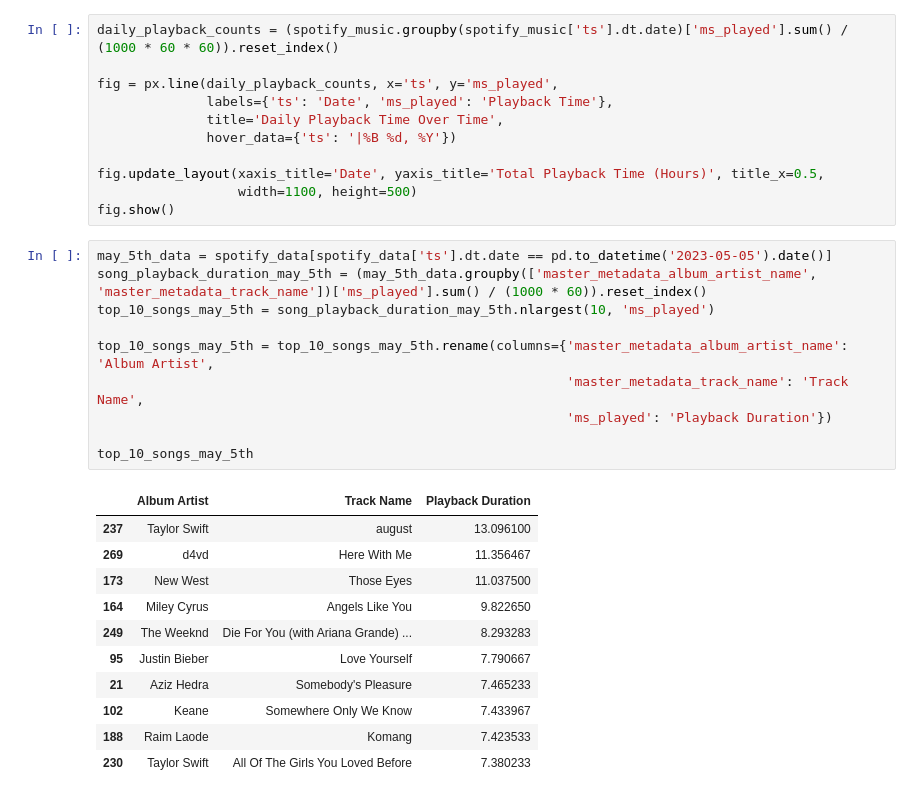
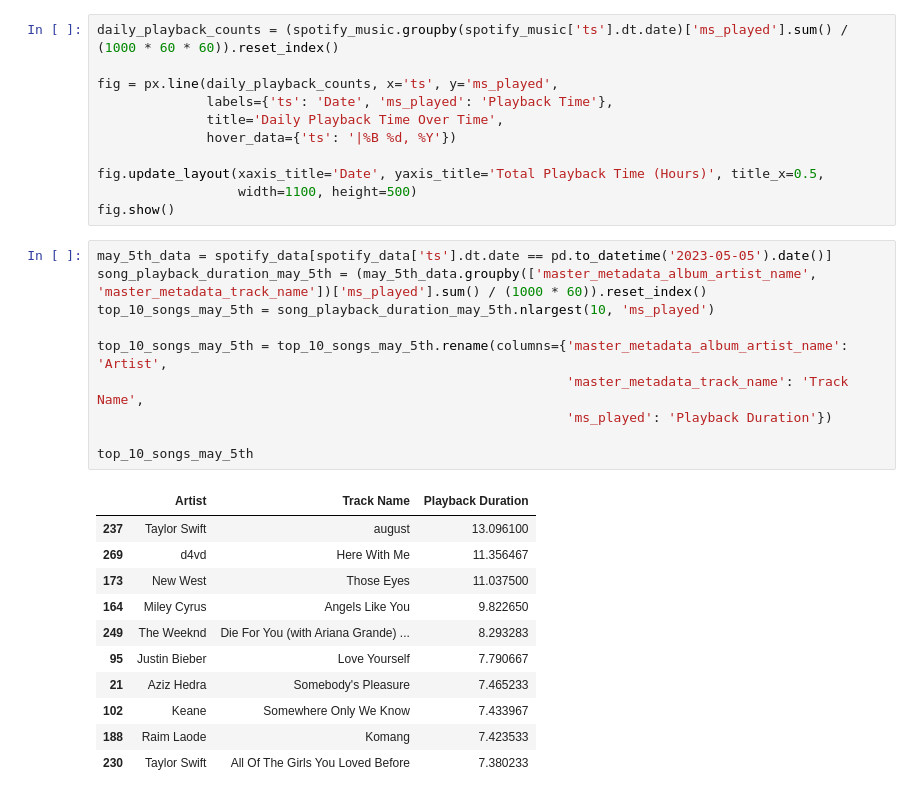
Before and after one commit to notesbyriza/music-preference-analysis, a Jupyter notebook: Notebook/spotify_analysis.ipynb, the cells around one changed output. Saved outputs shown, nothing was run; the diff lists cells and outputs as text.

Commit message:
Rename the columns in top songs dataframes

```diff
--- a/Notebook/spotify_analysis.ipynb
+++ b/Notebook/spotify_analysis.ipynb
@@ -1109,15 +1129,15 @@ fig.show()
 # %%
 may_5th_data = spotify_data[spotify_data['ts'].dt.date == pd.to_datetime('2023-05-05').date()]
 song_playback_duration_may_5th = (may_5th_data.groupby(['master_metadata_album_artist_name', 'master_metadata_track_name'])['ms_played'].sum() / (1000 * 60)).reset_index()
 top_10_songs_may_5th = song_playback_duration_may_5th.nlargest(10, 'ms_played')
 
-top_10_songs_may_5th = top_10_songs_may_5th.rename(columns={'master_metadata_album_artist_name': 'Album Artist',
+top_10_songs_may_5th = top_10_songs_may_5th.rename(columns={'master_metadata_album_artist_name': 'Artist',
                                                             'master_metadata_track_name': 'Track Name',
                                                             'ms_played': 'Playback Duration'})
 
 top_10_songs_may_5th
 # %% [output]
-|  | Album Artist | Track Name | Playback Duration |
+|  | Artist | Track Name | Playback Duration |
 | 237 | Taylor Swift | august | 13.096100 |
 | 269 | d4vd | Here With Me | 11.356467 |
 | 173 | New West | Those Eyes | 11.037500 |
```
Also changed, not shown: parts of 5 cells of this notebook.
